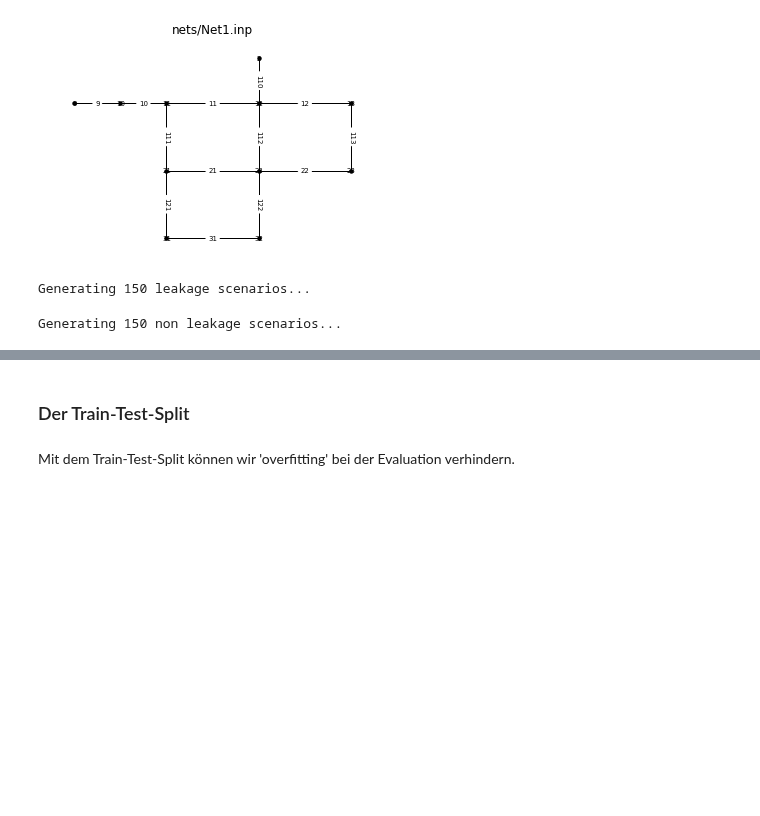
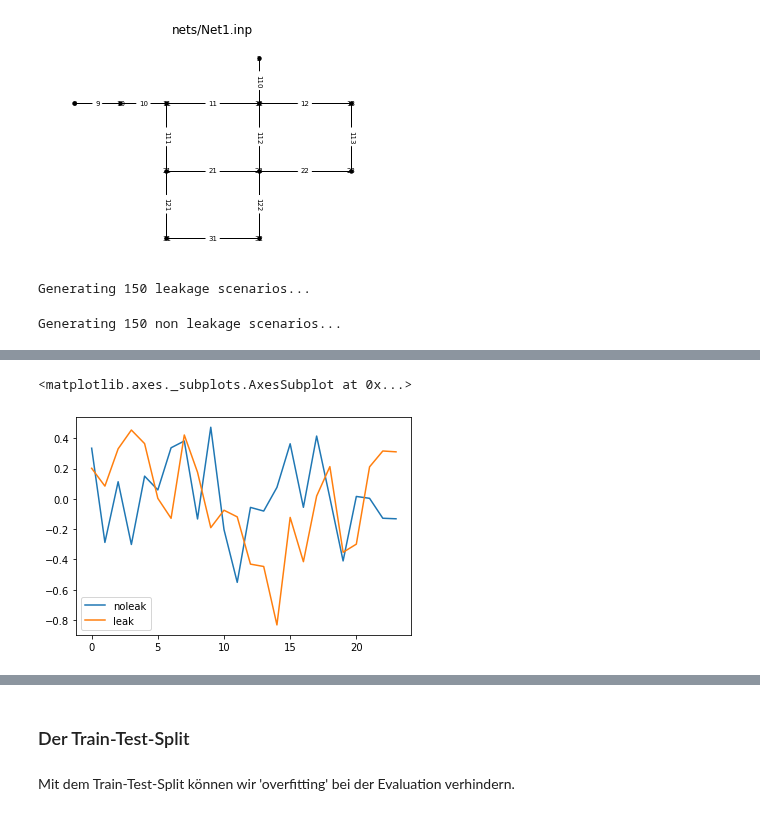
Before and after one commit to JulianBvW/BA-WDN-Leakage-Detection, a Jupyter notebook: LeakageDetection.ipynb, the cells around one changed output, grey strips where cells are left out. Cells and saved outputs as stored; diff of their text form; code cells hidden in the pictures; blank space fills up the shorter version.

```diff
--- a/LeakageDetection.ipynb
+++ b/LeakageDetection.ipynb
@@ -118,0 +182,13 @@ Generating 150 non leakage scenarios...
+# %%
+res_noleak = {}
+res_leak   = {}
+for i in range(24):
+  r_noleak = r[y[0] == 0]
+  r_leak   = r[y[0] == 1]
+  res_noleak[i] = np.array(r_noleak[r_noleak['hour of the day'] == i]['12']).mean()
+  res_leak[i]   = np.array(r_leak[r_leak['hour of the day'] == i]['12']).mean()
+# %%
+pd.DataFrame({'noleak': pd.Series(res_noleak), 'leak': pd.Series(res_leak)}).plot()
+# %% [output]
+<matplotlib.axes._subplots.AxesSubplot at 0x...>
+[figure, added]
```
Also changed, not shown: parts of 20 cells of this notebook, 1 other file.
